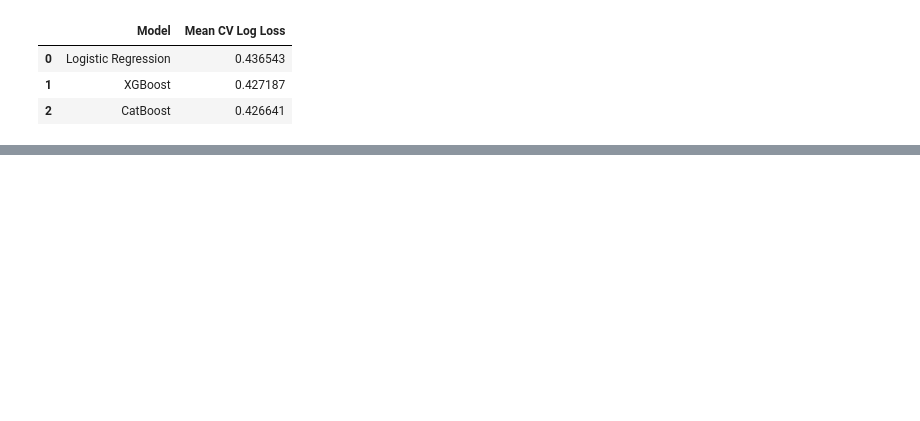
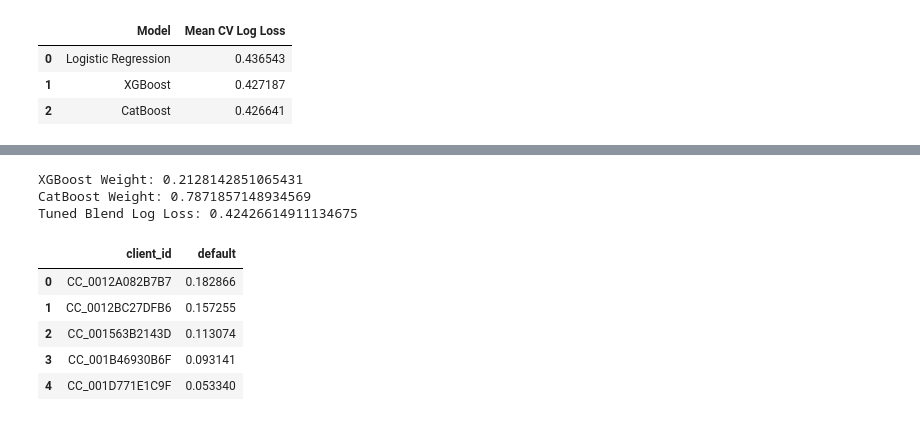
Before and after one commit to fishdynasty/inter-uni-FourCast, a Jupyter notebook: notebook/Modelling.ipynb, the cells around one changed output, grey strips where cells are left out. Cells and saved outputs as stored; diff of their text form; code cells hidden in the pictures; blank space fills up the shorter version.

```diff
--- a/notebook/Modelling.ipynb
+++ b/notebook/Modelling.ipynb
@@ -246,0 +683,28 @@ results
+# %%
+def tuned_blend_loss(w):
+
+    blended = (
+        w * tuned_xgb_oof +
+        (1 - w) * tuned_cat_oof
+    )
+
+    return log_loss(y, blended)
+
+
+result = minimize_scalar(
+    tuned_blend_loss,
+    bounds=(0, 1),
+    method="bounded"
+)
+
+tuned_xgb_weight = result.x
+tuned_cat_weight = 1 - result.x
+tuned_blend_logloss = result.fun
+
+print("XGBoost Weight:", tuned_xgb_weight)
+print("CatBoost Weight:", tuned_cat_weight)
+print("Tuned Blend Log Loss:", tuned_blend_logloss)
+# %% [output]
+XGBoost Weight: 0.2128142851065431
+CatBoost Weight: 0.7871857148934569
+Tuned Blend Log Loss: 0.42426614911134675
@@ -246,0 +732,42 @@ results
+# %%
+final_cat = CatBoostClassifier(
+    iterations=700,
+    learning_rate=0.02,
+    depth=6,
+    loss_function="Logloss",
+    verbose=0,
+    random_seed=50,
+    thread_count=-1
+)
+
+final_cat.fit(
+    X_fe,
+    y,
+    cat_features=boost_categorical_cols
+)
+
+cat_test_pred = final_cat.predict_proba(X_test_fe)[:, 1]
+# %%
+final_pred = (
+    0.2128142851 * xgb_test_pred +
+    0.7871857149 * cat_test_pred
+)
+# %%
+submission = pd.DataFrame({
+    "client_id": test["client_id"],
+    "default": final_pred
+})
+
+submission.to_csv(
+    "../submission/submission_tuned_ensemble.csv",
+    index=False
+)
+
+submission.head()
+# %% [output]
+|  | client_id | default |
+| 0 | CC_0012A082B7B7 | 0.182866 |
+| 1 | CC_0012BC27DFB6 | 0.157255 |
+| 2 | CC_001563B2143D | 0.113074 |
+| 3 | CC_001B46930B6F | 0.093141 |
+| 4 | CC_001D771E1C9F | 0.053340 |
```
Also changed, not shown: parts of 27 cells of this notebook, 7 other files.
